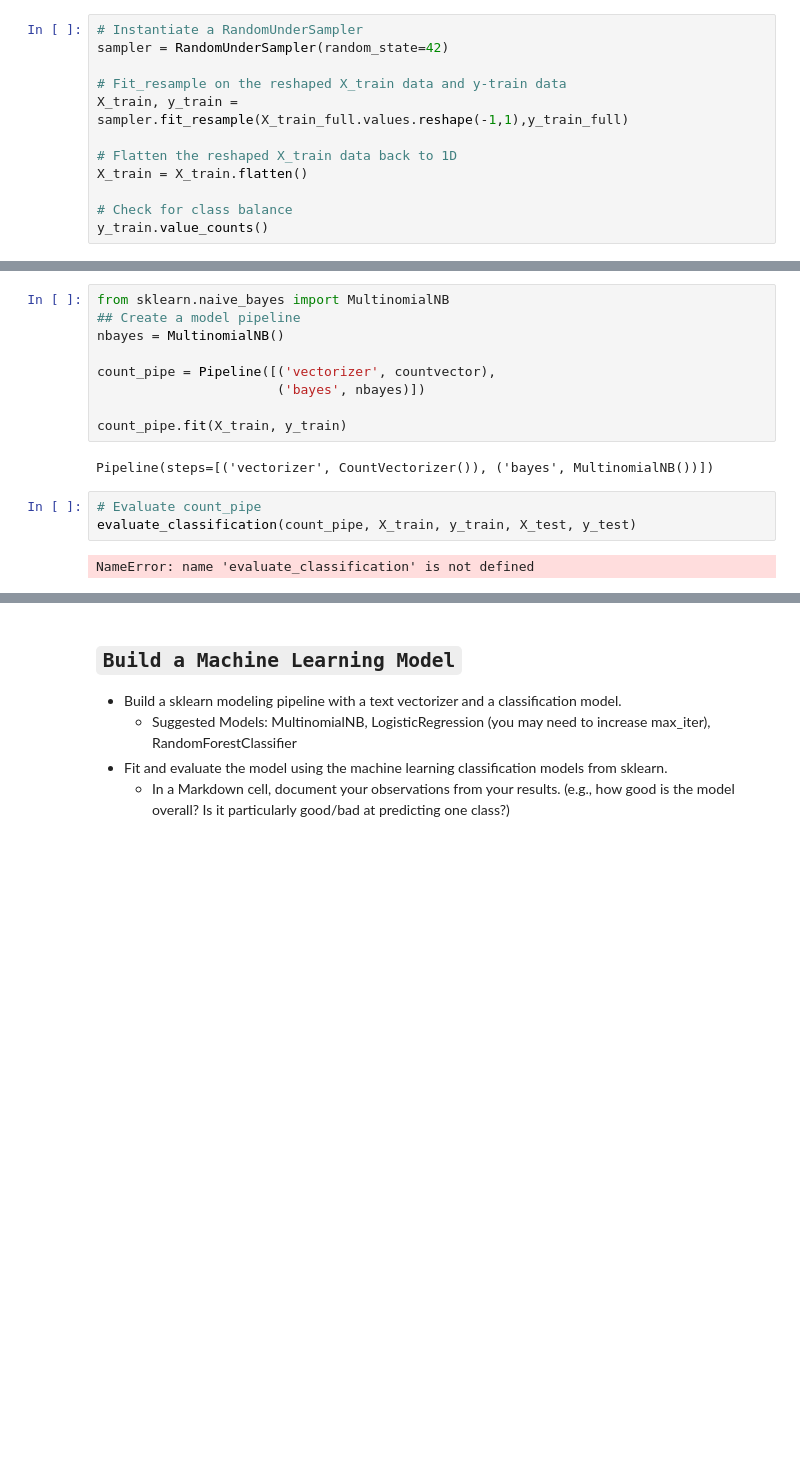
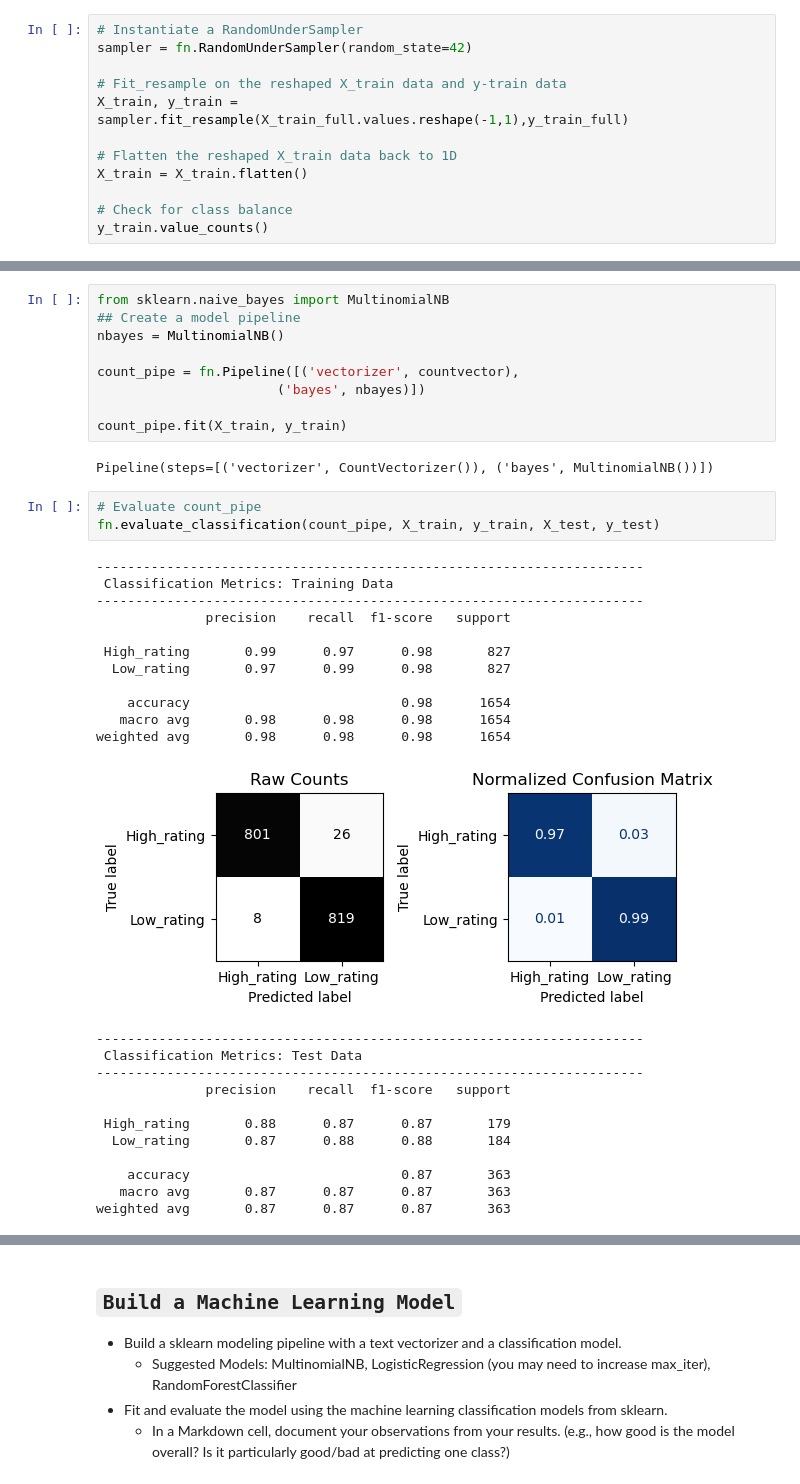
Before and after one commit to VALDE021/Data-Enrichment-Project, a Jupyter notebook: Project 2 Part 6-EricNV.ipynb, the cells around one changed output, grey strips where cells are left out. Saved outputs shown, nothing was run; the diff lists cells and outputs as text; blank space fills up the shorter version.

```diff
--- a/Project 2 Part 6-EricNV.ipynb
+++ b/Project 2 Part 6-EricNV.ipynb
@@ -194,7 +154,7 @@ High_rating    0.488482
 Name: ratings, dtype: float64
 # %%
 # Instantiate a RandomUnderSampler
-sampler = RandomUnderSampler(random_state=42)
+sampler = fn.RandomUnderSampler(random_state=42)
 
 # Fit_resample on the reshaped X_train data and y-train data
 X_train, y_train = sampler.fit_resample(X_train_full.values.reshape(-1,1),y_train_full)
@@ -224,7 +184,7 @@ from sklearn.naive_bayes import MultinomialNB
 ## Create a model pipeline
 nbayes = MultinomialNB()
 
-count_pipe = Pipeline([('vectorizer', countvector),
+count_pipe = fn.Pipeline([('vectorizer', countvector),
                        ('bayes', nbayes)])
 
 count_pipe.fit(X_train, y_train)
@@ -232,6 +192,28 @@ count_pipe.fit(X_train, y_train)
 Pipeline(steps=[('vectorizer', CountVectorizer()), ('bayes', MultinomialNB())])
 # %%
 # Evaluate count_pipe
-evaluate_classification(count_pipe, X_train, y_train, X_test, y_test)
+fn.evaluate_classification(count_pipe, X_train, y_train, X_test, y_test)
 # %% [output]
-NameError: name 'evaluate_classification' is not defined
+----------------------------------------------------------------------
+ Classification Metrics: Training Data
+----------------------------------------------------------------------
+              precision    recall  f1-score   support
+
+ High_rating       0.99      0.97      0.98       827
+  Low_rating       0.97      0.99      0.98       827
+
+    accuracy                           0.98      1654
+   macro avg       0.98      0.98      0.98      1654
+weighted avg       0.98      0.98      0.98      1654
+[figure, added]
+----------------------------------------------------------------------
+ Classification Metrics: Test Data
+----------------------------------------------------------------------
+              precision    recall  f1-score   support
+
+ High_rating       0.88      0.87      0.87       179
+  Low_rating       0.87      0.88      0.88       184
+
+    accuracy                           0.87       363
+   macro avg       0.87      0.87      0.87       363
+weighted avg       0.87      0.87      0.87       363
```
Also changed, not shown: parts of 15 cells of this notebook, 2 other files.
